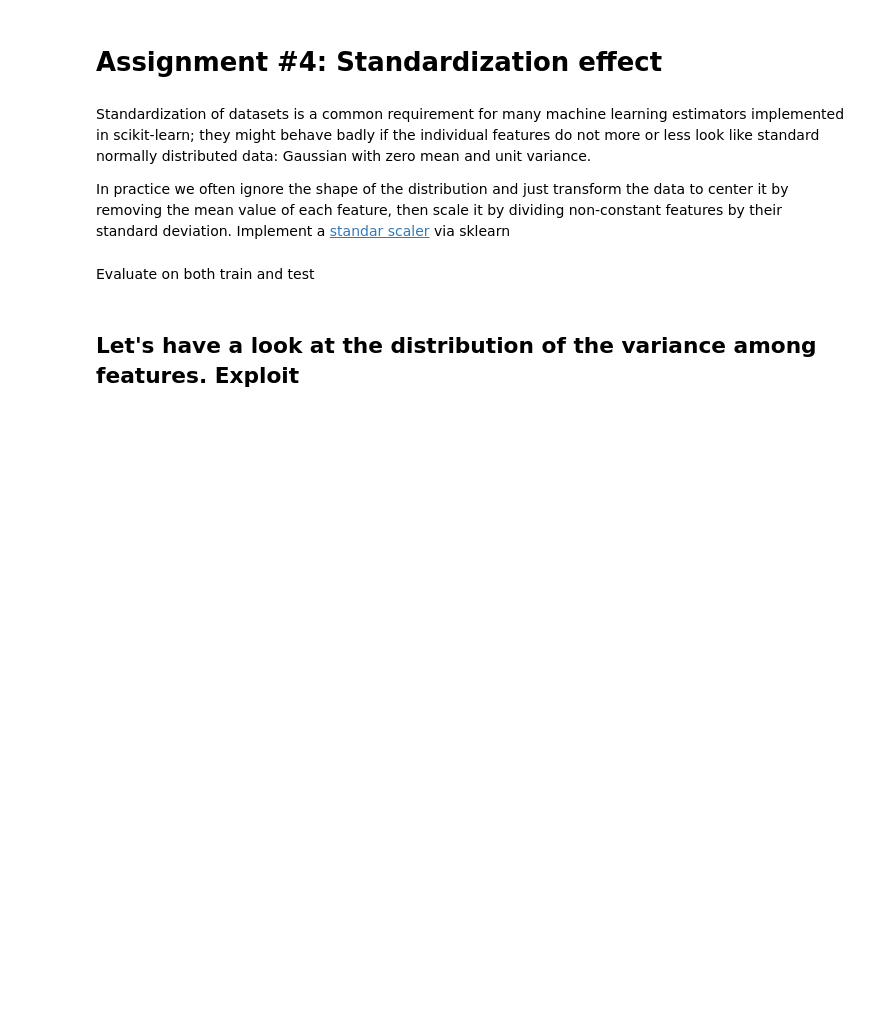
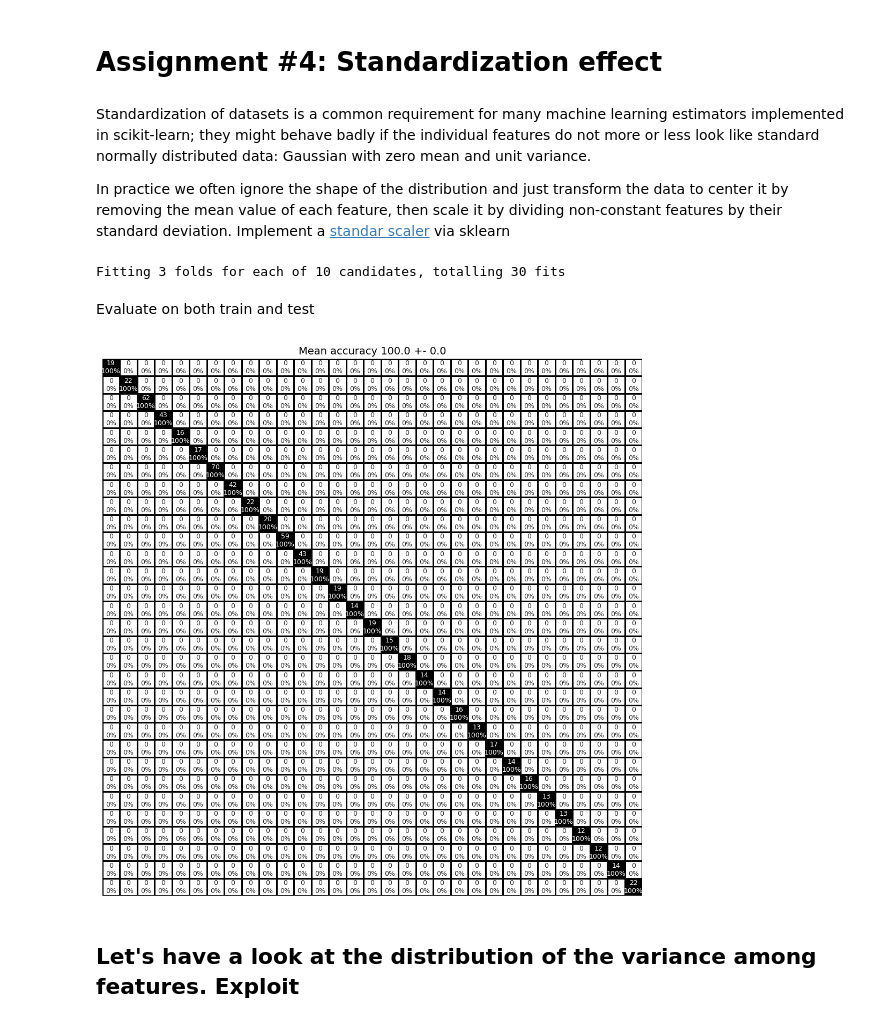
Before and after one commit to FDG2801/mlinapp_2223, a Jupyter notebook: Labs/Lab1/1_ML_time_series_assignment_A.ipynb, the cells around one changed output. Saved outputs shown, nothing was run; the diff lists cells and outputs as text; code cells hidden in the pictures; blank space fills up the shorter version.

```diff
--- a/Labs/Lab1/1_ML_time_series_assignment_A.ipynb
+++ b/Labs/Lab1/1_ML_time_series_assignment_A.ipynb
@@ -373,2 +551,11 @@ classifier = [...]
+# %%
+scaler = preprocessing.StandardScaler()
+scaler.fit(X_train)
+X_train_norm = pd.DataFrame(scaler.transform(X_train),columns=X_train.columns)
+X_test_norm = pd.DataFrame(scaler.transform(X_test),columns=X_test.columns)
+search.fit(X_train_norm, y_train)
+classifier = search.best_estimator_
+# %% [output]
+Fitting 3 folds for each of 10 candidates, totalling 30 fits
 # %% [markdown]
 Evaluate on both train and test
@@ -377,3 +562,7 @@ Evaluate on both train and test
+# %%
+evaluate(classifier,X_train_norm,y_train,action2int)
+# %% [output]
+[figure, added]
 # %% [markdown]
 ## Let's have a look at the distribution of the variance among features. Exploit
 # %%
```
Also changed, not shown: parts of 35 cells of this notebook.
